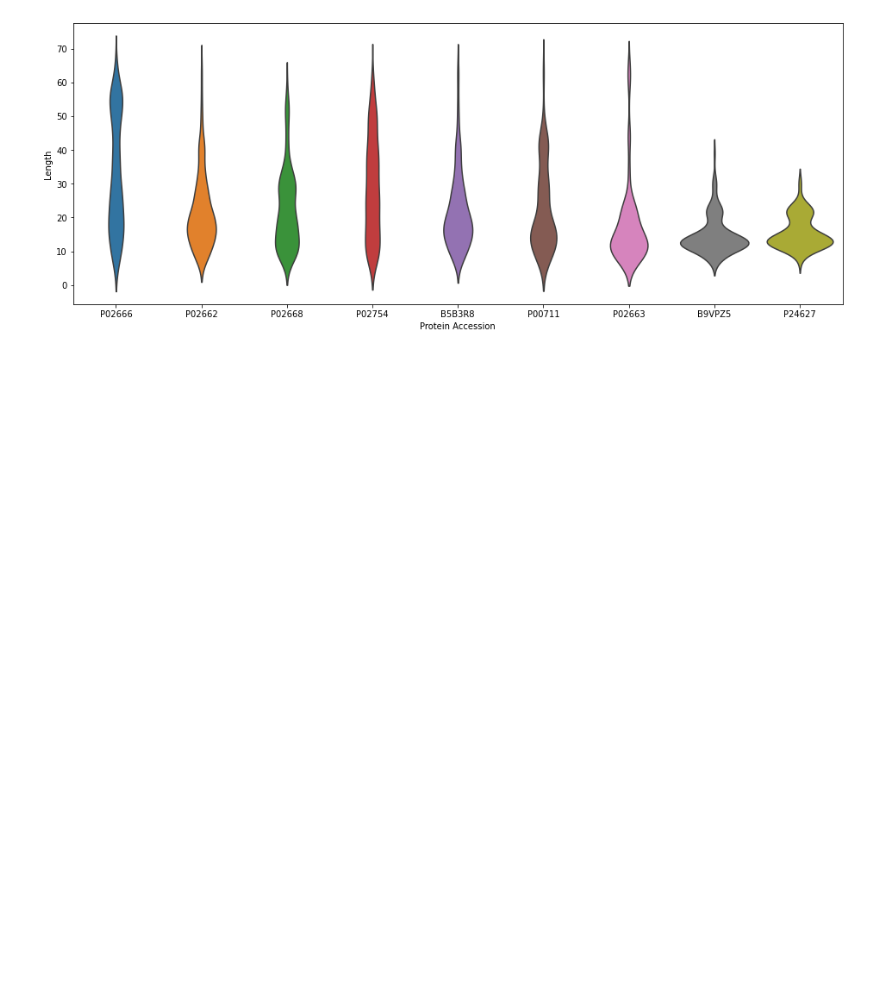
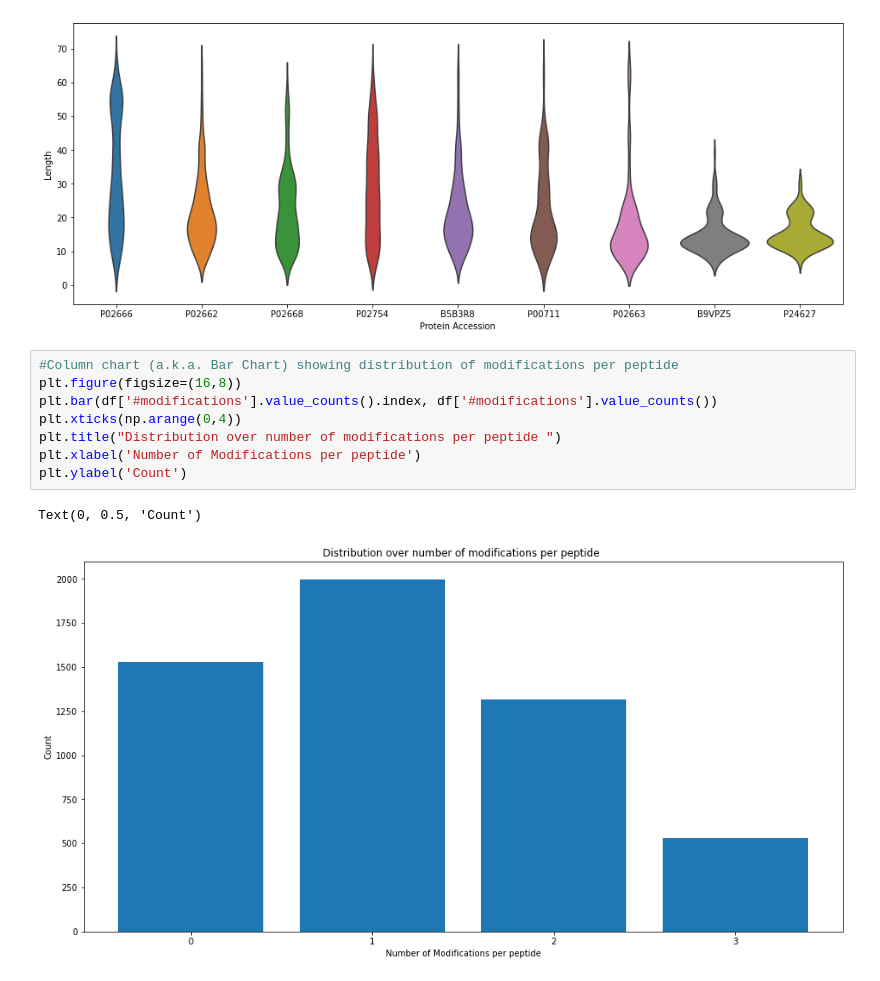
Before and after one commit to Munklinde96/Data_Visualization, a Jupyter notebook: tst_data_viz.ipynb, the cells around one changed output. Drawn from its saved outputs; the diff is of its cells as text; blank space fills up the shorter version.

```diff
--- a/tst_data_viz.ipynb
+++ b/tst_data_viz.ipynb
@@ -195,3 +221,14 @@ sns.violinplot(x='Protein Accession', y='Length', data=df2,
 # %% [output]
 <AxesSubplot:xlabel='Protein Accession', ylabel='Length'>
 [figure]
+# %%
+#Column chart (a.k.a. Bar Chart) showing distribution of modifications per peptide
+plt.figure(figsize=(16,8))
+plt.bar(df['#modifications'].value_counts().index, df['#modifications'].value_counts())
+plt.xticks(np.arange(0,4))
+plt.title("Distribution over number of modifications per peptide ")
+plt.xlabel('Number of Modifications per peptide')
+plt.ylabel('Count')
+# %% [output]
+Text(0, 0.5, 'Count')
+[figure, added]
```
Also changed, not shown: parts of 13 cells of this notebook.
